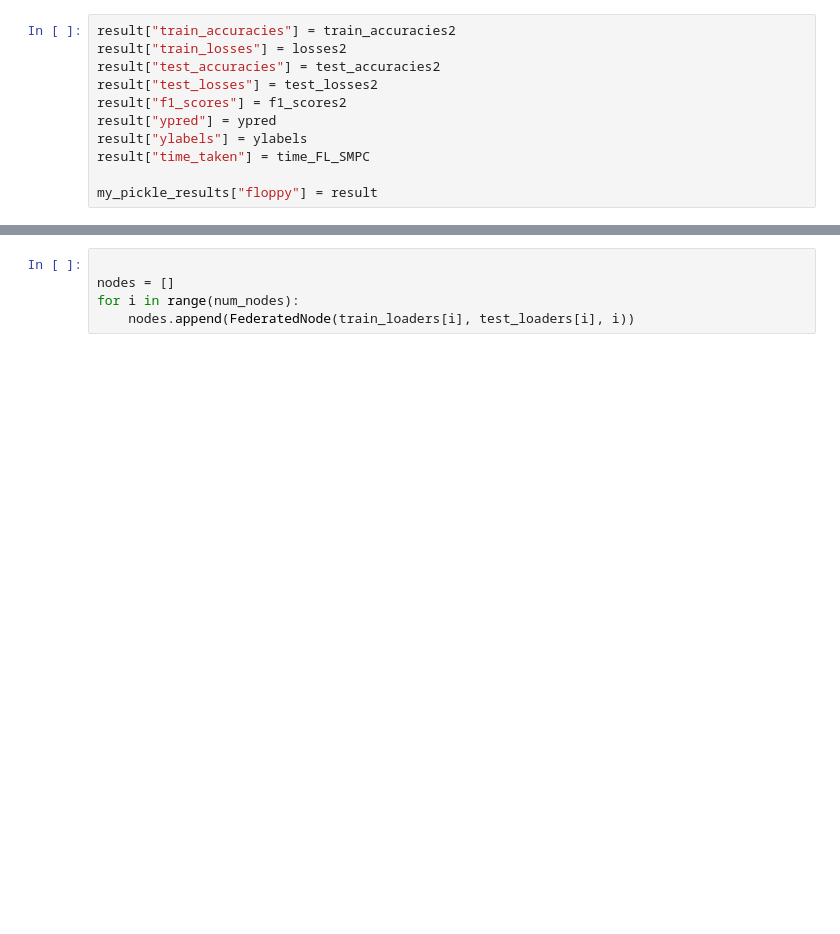
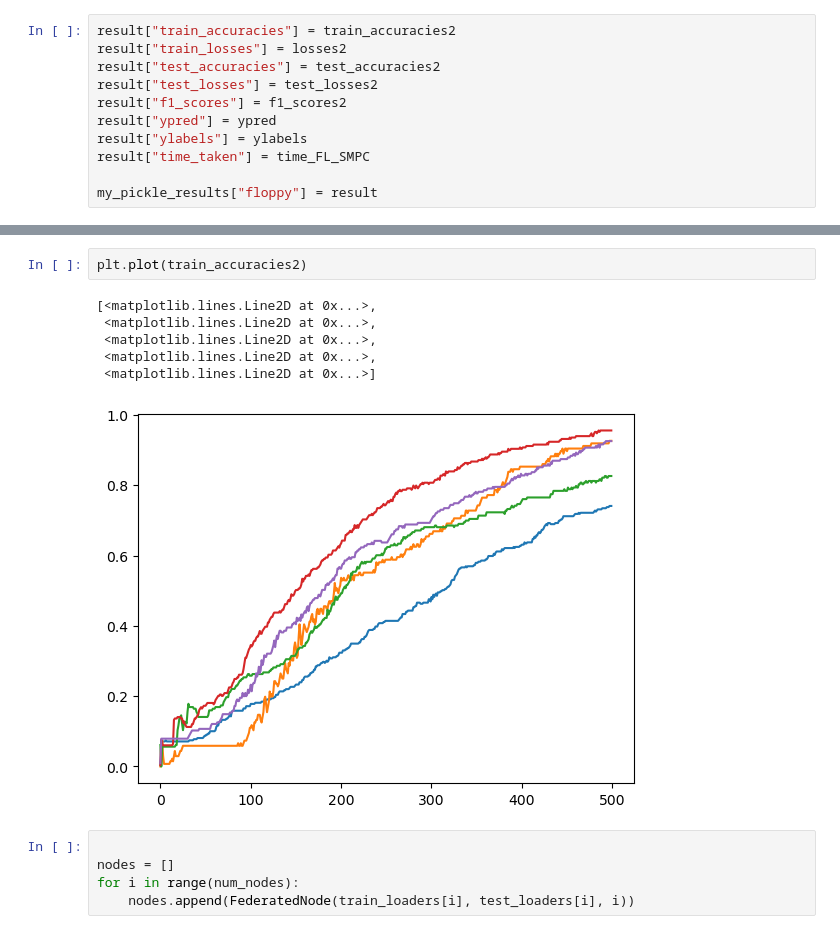
Before and after one commit to ankithbala/trustFL, a Jupyter notebook: trustfl_femnist_Floppy.ipynb, the cells around one changed output, grey strips where cells are left out. Saved outputs shown, nothing was run; the diff lists cells and outputs as text; blank space fills up the shorter version.

```diff
--- a/trustfl_femnist_Floppy.ipynb
+++ b/trustfl_femnist_Floppy.ipynb
@@ -429,3 +432,12 @@ plt.plot(losses2)
+# %%
+plt.plot(train_accuracies2)
+# %% [output]
+[<matplotlib.lines.Line2D at 0x...>,
+ <matplotlib.lines.Line2D at 0x...>,
+ <matplotlib.lines.Line2D at 0x...>,
+ <matplotlib.lines.Line2D at 0x...>,
+ <matplotlib.lines.Line2D at 0x...>]
+[figure, added]
 # %%
 
 nodes = []
```
Also changed, not shown: parts of 14 cells of this notebook, 3 other files.
